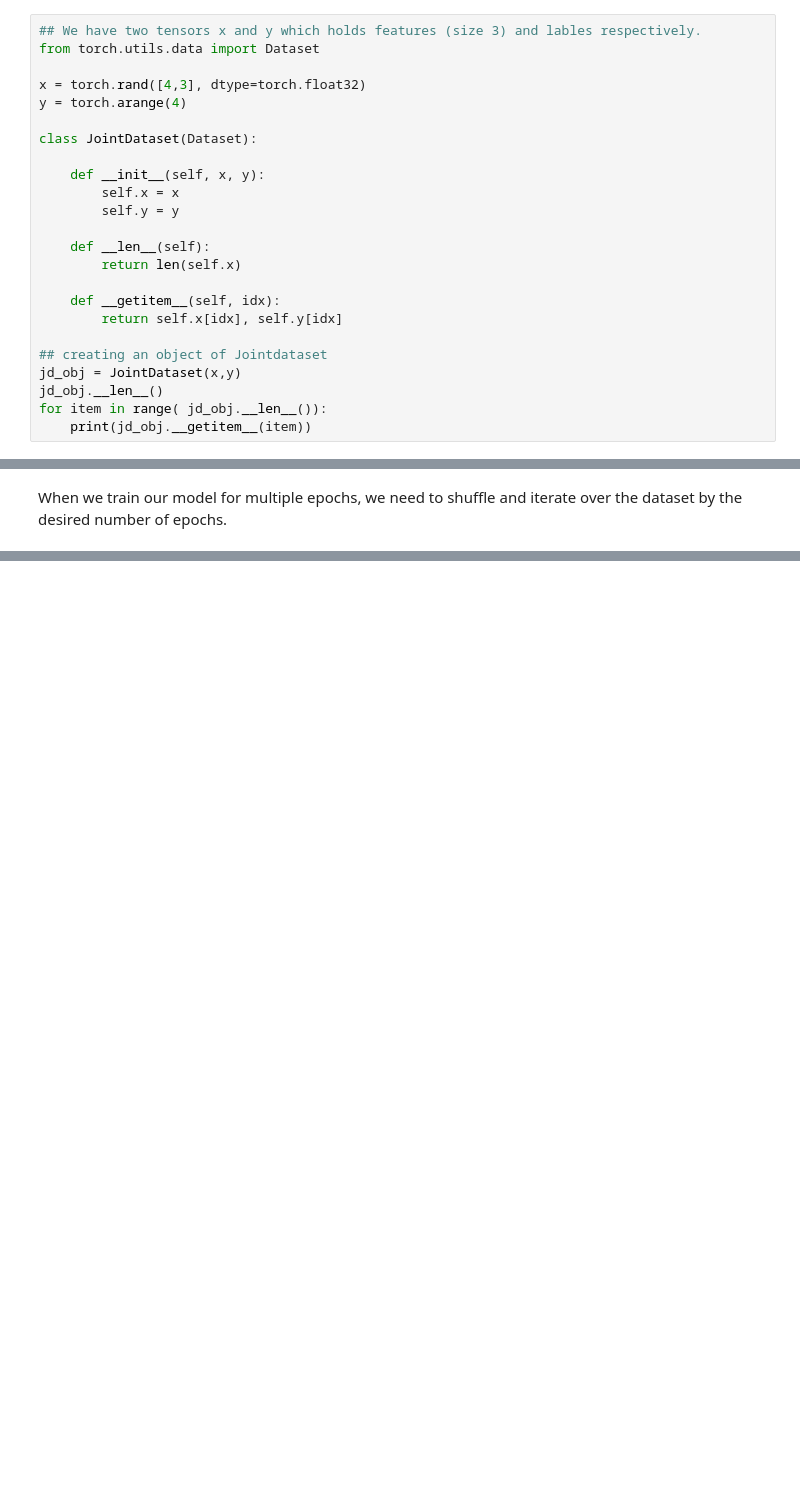
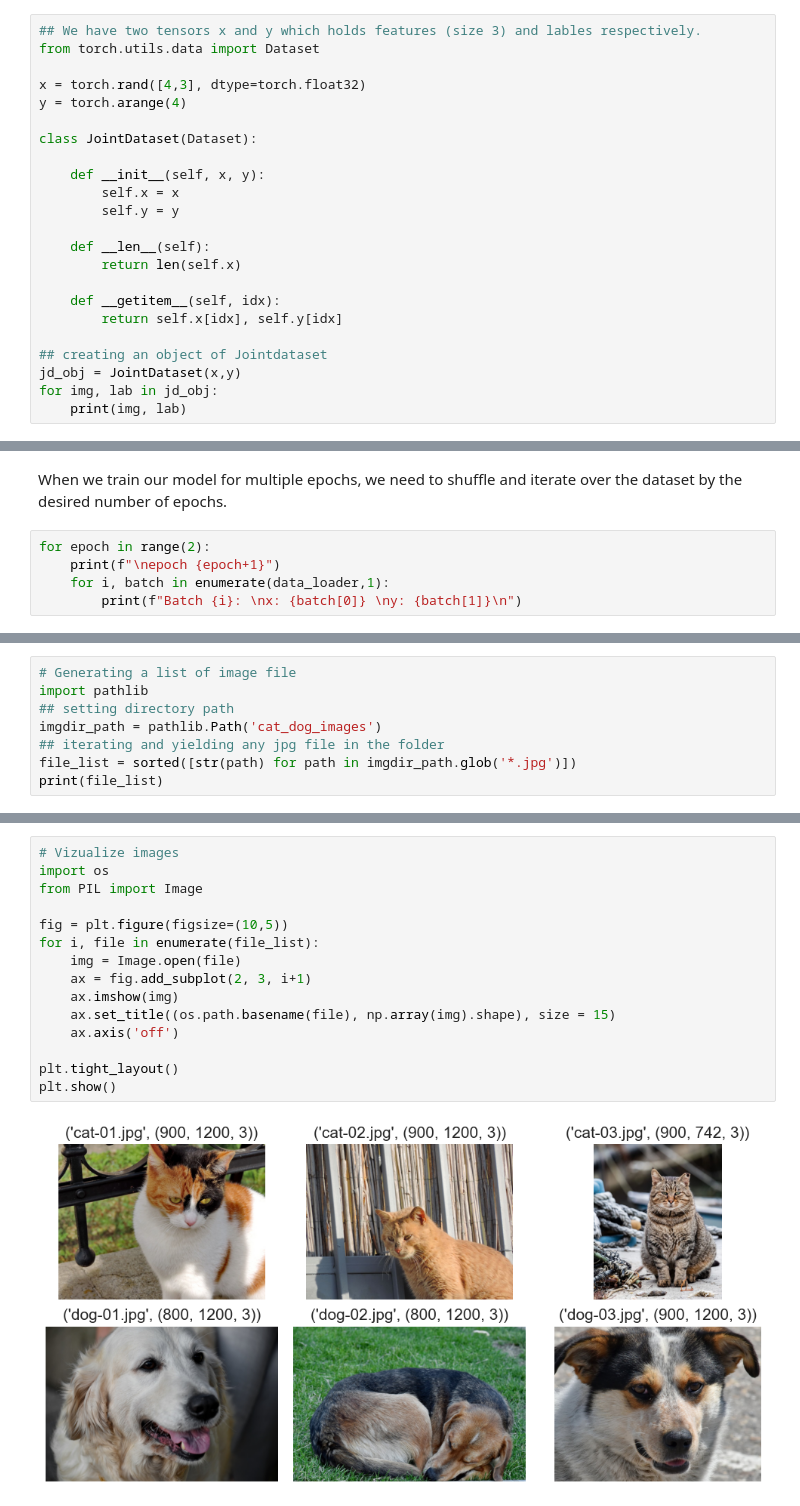
Before and after one commit to theserenecoder/DLL-Framework, a Jupyter notebook: pytorch_tutorial.ipynb, the cells around one changed output, grey strips where cells are left out. Cells and saved outputs as stored; diff of their text form; blank space fills up the shorter version.

```diff
--- a/pytorch_tutorial.ipynb
+++ b/pytorch_tutorial.ipynb
@@ -509,6 +513,5 @@ class JointDataset(Dataset):
 
 ## creating an object of Jointdataset
 jd_obj = JointDataset(x,y)
-jd_obj.__len__()
-for item in range( jd_obj.__len__()):
-    print(jd_obj.__getitem__(item))
+for img, lab in jd_obj:
+    print(img, lab)
@@ -548,2 +556,7 @@ y: tensor([1, 0])
 # %% [markdown]
 When we train our model for multiple epochs, we need to shuffle and iterate over the dataset by the desired number of epochs.
+# %%
+for epoch in range(2):
+    print(f"\nepoch {epoch+1}")
+    for i, batch in enumerate(data_loader,1):
+        print(f"Batch {i}: \nx: {batch[0]} \ny: {batch[1]}\n")
@@ -549,0 +585,8 @@ When we train our model for multiple epochs, we need to shuffle and iterate over
+# %%
+# Generating a list of image file
+import pathlib
+## setting directory path
+imgdir_path = pathlib.Path('cat_dog_images')
+## iterating and yielding any jpg file in the folder
+file_list = sorted([str(path) for path in imgdir_path.glob('*.jpg')])
+print(file_list)
@@ -549,0 +595,17 @@ When we train our model for multiple epochs, we need to shuffle and iterate over
+# %%
+# Vizualize images
+import os
+from PIL import Image
+
+fig = plt.figure(figsize=(10,5))
+for i, file in enumerate(file_list):
+    img = Image.open(file)
+    ax = fig.add_subplot(2, 3, i+1)
+    ax.imshow(img)
+    ax.set_title((os.path.basename(file), np.array(img).shape), size = 15)
+    ax.axis('off')
+
+plt.tight_layout()
+plt.show()
+# %% [output]
+[figure, added]
```
Also changed, not shown: parts of 18 cells of this notebook, 1 other file.
